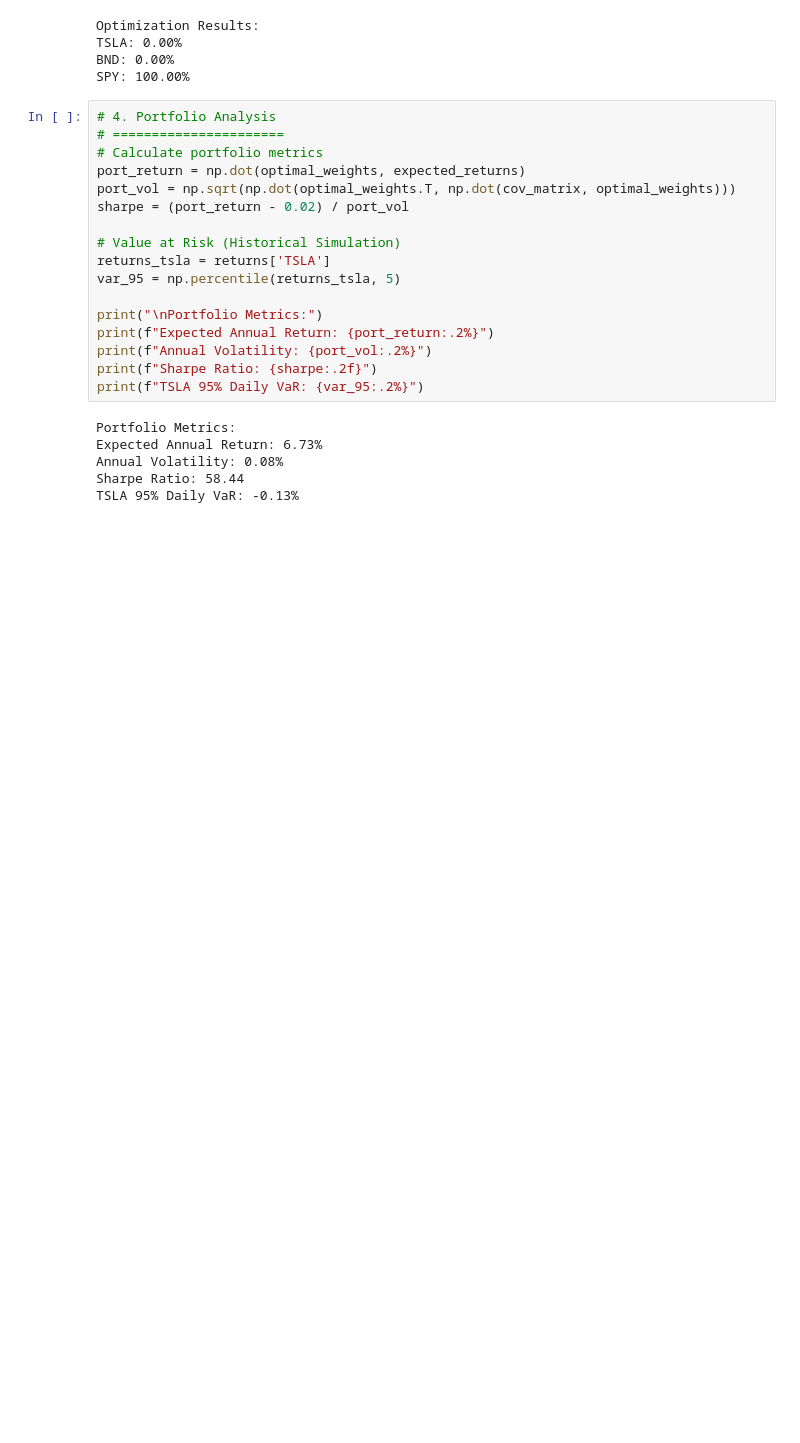
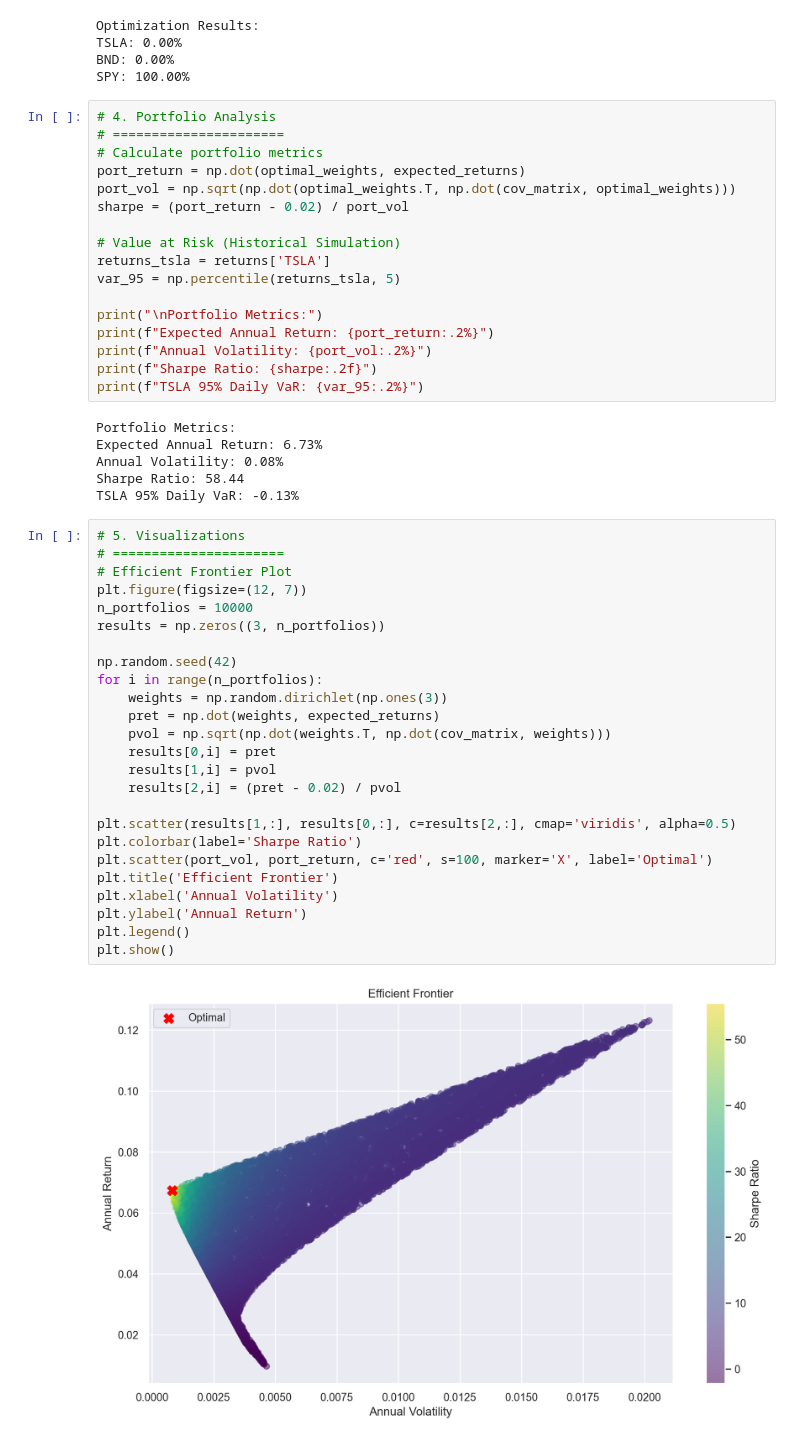
Before and after one commit to Yayerad/GMF-Investments-W11, a Jupyter notebook: notebooks/portfolio_optimization.ipynb, the cells around one changed output. Cells and saved outputs as stored; diff of their text form; blank space fills up the shorter version.

```diff
--- a/notebooks/portfolio_optimization.ipynb
+++ b/notebooks/portfolio_optimization.ipynb
@@ -112,3 +112,30 @@ Expected Annual Return: 6.73%
 Annual Volatility: 0.08%
 Sharpe Ratio: 58.44
 TSLA 95% Daily VaR: -0.13%
+# %%
+# 5. Visualizations
+# ======================
+# Efficient Frontier Plot
+plt.figure(figsize=(12, 7))
+n_portfolios = 10000
+results = np.zeros((3, n_portfolios))
+
+np.random.seed(42)
+for i in range(n_portfolios):
+    weights = np.random.dirichlet(np.ones(3))
+    pret = np.dot(weights, expected_returns)
+    pvol = np.sqrt(np.dot(weights.T, np.dot(cov_matrix, weights)))
+    results[0,i] = pret
+    results[1,i] = pvol
+    results[2,i] = (pret - 0.02) / pvol
+
+plt.scatter(results[1,:], results[0,:], c=results[2,:], cmap='viridis', alpha=0.5)
+plt.colorbar(label='Sharpe Ratio')
+plt.scatter(port_vol, port_return, c='red', s=100, marker='X', label='Optimal')
+plt.title('Efficient Frontier')
+plt.xlabel('Annual Volatility')
+plt.ylabel('Annual Return')
+plt.legend()
+plt.show()
+# %% [output]
+[figure, added]
```
Also changed, not shown: parts of 3 cells of this notebook, 1 other file.
